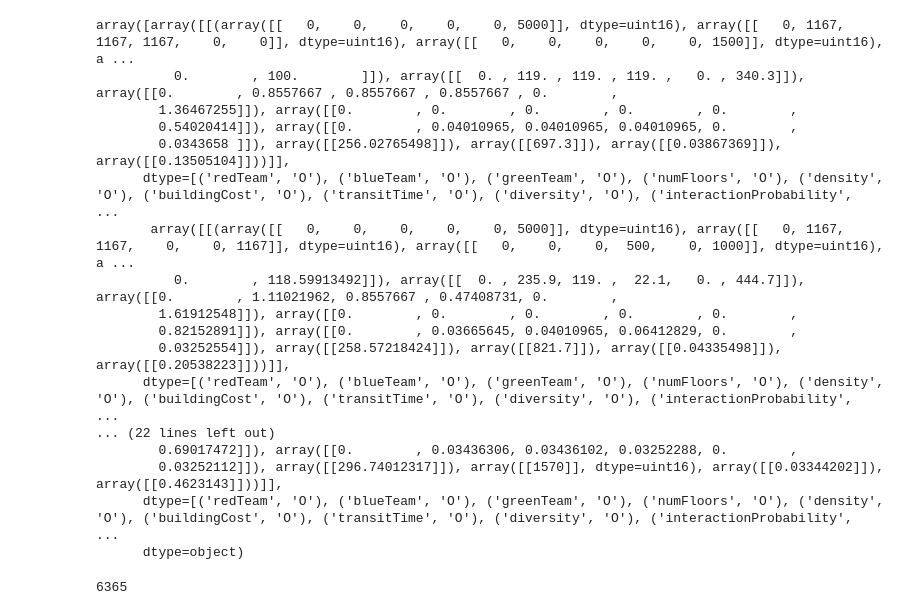
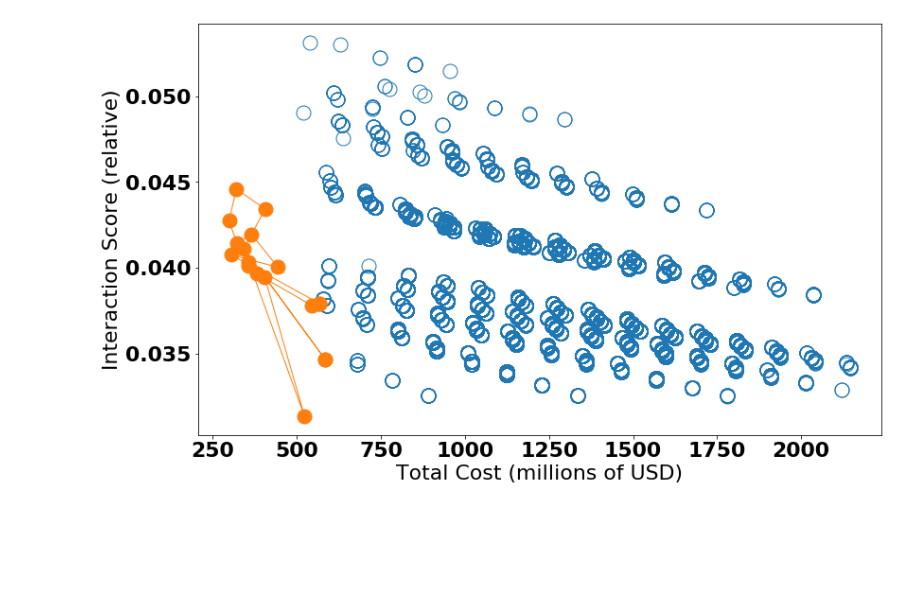
Before and after one commit to MIT-GTL-Open-Source-Public/Learning2019-PostProcessing, a Jupyter notebook: SimpleRankOrdersJupyter/TeamPlotOverTradespace.ipynb, the cells around one changed output. Saved outputs shown, nothing was run; the diff lists cells and outputs as text; code cells hidden in the pictures; blank space fills up the shorter version.

```diff
--- a/SimpleRankOrdersJupyter/TeamPlotOverTradespace.ipynb
+++ b/SimpleRankOrdersJupyter/TeamPlotOverTradespace.ipynb
@@ -117,24 +47,28 @@ x = loadmat(ANALYTICAL_TRADESPAVCE_FILE)
-# %%
-x['MasieResults'][0]
-# %% [output]
-array([array([[(array([[   0,    0,    0,    0,    0, 5000]], dtype=uint16), array([[   0, 1167, 1167, 1167,    0,    0]], dtype=uint16), array([[   0,    0,    0,    0,    0, 1500]], dtype=uint16), a ...
-          0.        , 100.        ]]), array([[  0. , 119. , 119. , 119. ,   0. , 340.3]]), array([[0.        , 0.8557667 , 0.8557667 , 0.8557667 , 0.        ,
-        1.36467255]]), array([[0.        , 0.        , 0.        , 0.        , 0.        ,
-        0.54020414]]), array([[0.        , 0.04010965, 0.04010965, 0.04010965, 0.        ,
-        0.0343658 ]]), array([[256.02765498]]), array([[697.3]]), array([[0.03867369]]), array([[0.13505104]]))]],
-      dtype=[('redTeam', 'O'), ('blueTeam', 'O'), ('greenTeam', 'O'), ('numFloors', 'O'), ('density', 'O'), ('buildingCost', 'O'), ('transitTime', 'O'), ('diversity', 'O'), ('interactionProbability',  ...
-       array([[(array([[   0,    0,    0,    0,    0, 5000]], dtype=uint16), array([[   0, 1167, 1167,    0,    0, 1167]], dtype=uint16), array([[   0,    0,    0,  500,    0, 1000]], dtype=uint16), a ...
-          0.        , 118.59913492]]), array([[  0. , 235.9, 119. ,  22.1,   0. , 444.7]]), array([[0.        , 1.11021962, 0.8557667 , 0.47408731, 0.        ,
-        1.61912548]]), array([[0.        , 0.        , 0.        , 0.        , 0.        ,
-        0.82152891]]), array([[0.        , 0.03665645, 0.04010965, 0.06412829, 0.        ,
-        0.03252554]]), array([[258.57218424]]), array([[821.7]]), array([[0.04335498]]), array([[0.20538223]]))]],
-      dtype=[('redTeam', 'O'), ('blueTeam', 'O'), ('greenTeam', 'O'), ('numFloors', 'O'), ('density', 'O'), ('buildingCost', 'O'), ('transitTime', 'O'), ('diversity', 'O'), ('interactionProbability',  ...
-... (22 lines left out)
-        0.69017472]]), array([[0.        , 0.03436306, 0.03436102, 0.03252288, 0.        ,
-        0.03252112]]), array([[296.74012317]]), array([[1570]], dtype=uint16), array([[0.03344202]]), array([[0.4623143]]))]],
-      dtype=[('redTeam', 'O'), ('blueTeam', 'O'), ('greenTeam', 'O'), ('numFloors', 'O'), ('density', 'O'), ('buildingCost', 'O'), ('transitTime', 'O'), ('diversity', 'O'), ('interactionProbability',  ...
-      dtype=object)
-# %%
-len(x['MasieResults'][0])
-# %% [output]
-6365
+# %%
+import sys
+sys.path.append("../CommonModules") # go to parent dir/CommonModules
+
+import Learning2019GTL.Globals as Globals
+import Learning2019GTL.DataConnector as DataConnector
+
+team = DataConnector.Team()
+ui_events = team.getSimulationUIEventsByTeamID(2)
+
+team_cost        = list()
+team_interaction = list()
+for event in ui_events:
+    team_cost.append(event.total_cost)
+    team_interaction.append(event.interaction_score)
+
+team_cost        = np.array(team_cost)
+team_interaction = np.array(team_interaction)
+
+plt.figure(figsize=GOLDEN_RATIO*8)
+
+plt.plot(totalCost, interactionScore, marker="o", linewidth=0, markersize=15, fillstyle='none')
+plt.plot(team_cost, team_interaction/100.0, marker="o", linewidth=1, markersize=15)
+plt.xlabel ('Total Cost (millions of USD)')
+plt.ylabel ('Interaction Score (relative)')
+plt.show()
+# %% [output]
+[figure, added]
```
Also changed, not shown: parts of 9 cells of this notebook, 1 other file.
